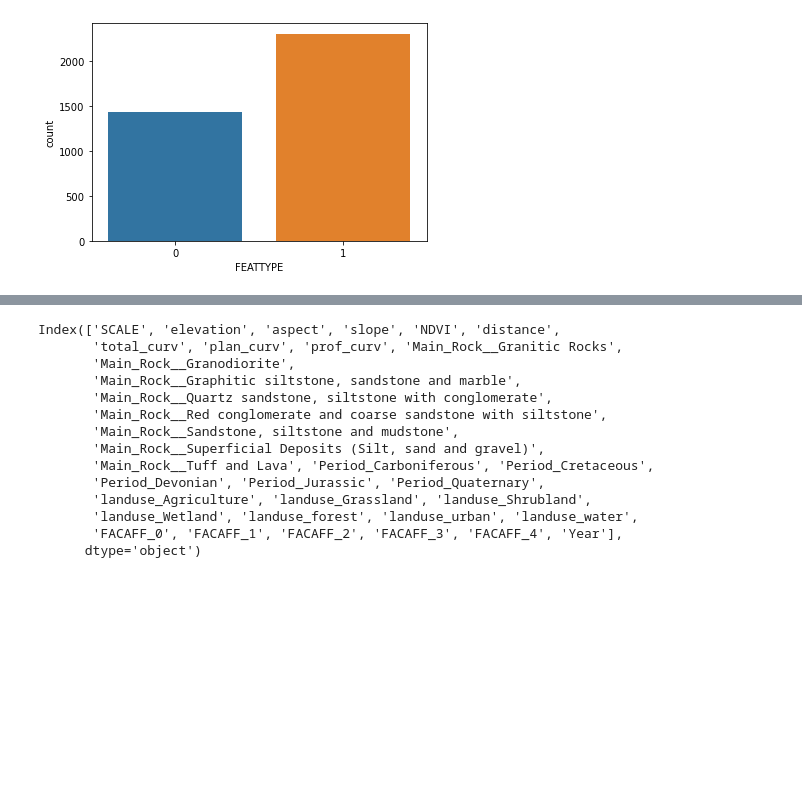
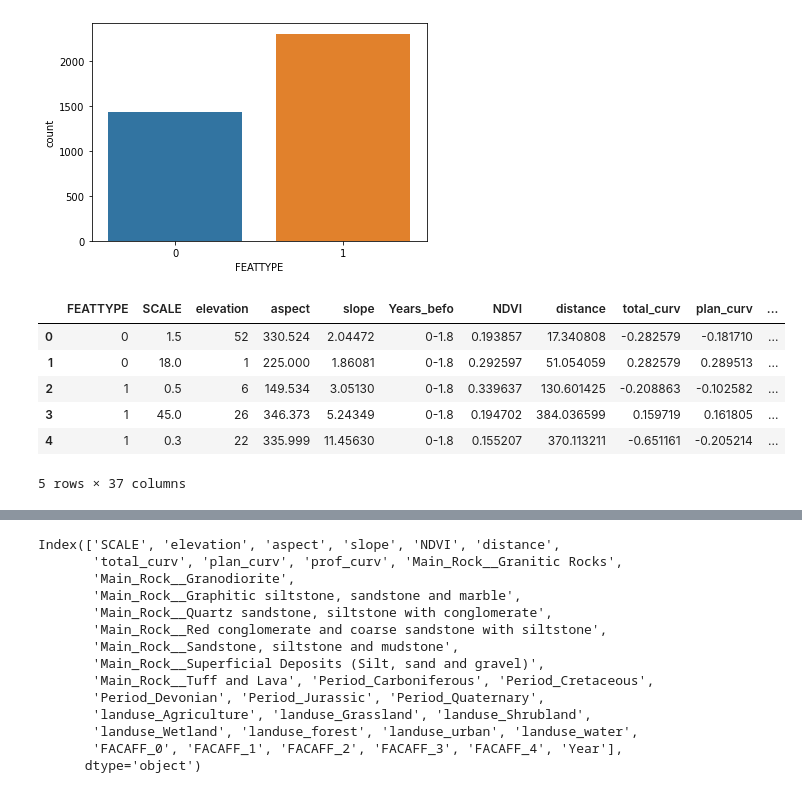
Before and after one commit to Anran0716/musa650-final, a Jupyter notebook: script/3_ML_predict cause.ipynb, the cells around one changed output, grey strips where cells are left out. Cells and saved outputs as stored; diff of their text form; code cells hidden in the pictures; blank space fills up the shorter version.

```diff
--- a/script/3_ML_predict cause.ipynb
+++ b/script/3_ML_predict cause.ipynb
@@ -194,4 +202,13 @@ def year_cal(Years_befo):
 df2['Year'] = df2['Years_befo'].apply(year_cal)
 # %%
 df2=df2.drop(['Label'], axis=1)
+df2.head()
+# %% [output]
+|  | FEATTYPE | SCALE | elevation | aspect | slope | Years_befo | NDVI | distance | total_curv | plan_curv | ... |
+| 0 | 0 | 1.5 | 52 | 330.524 | 2.04472 | 0-1.8 | 0.193857 | 17.340808 | -0.282579 | -0.181710 | ... |
+| 1 | 0 | 18.0 | 1 | 225.000 | 1.86081 | 0-1.8 | 0.292597 | 51.054059 | 0.282579 | 0.289513 | ... |
+| 2 | 1 | 0.5 | 6 | 149.534 | 3.05130 | 0-1.8 | 0.339637 | 130.601425 | -0.208863 | -0.102582 | ... |
+| 3 | 1 | 45.0 | 26 | 346.373 | 5.24349 | 0-1.8 | 0.194702 | 384.036599 | 0.159719 | 0.161805 | ... |
+| 4 | 1 | 0.3 | 22 | 335.999 | 11.45630 | 0-1.8 | 0.155207 | 370.113211 | -0.651161 | -0.205214 | ... |
+5 rows × 37 columns
 # %%
```
Also changed, not shown: parts of 14 cells of this notebook, 9 other files.
